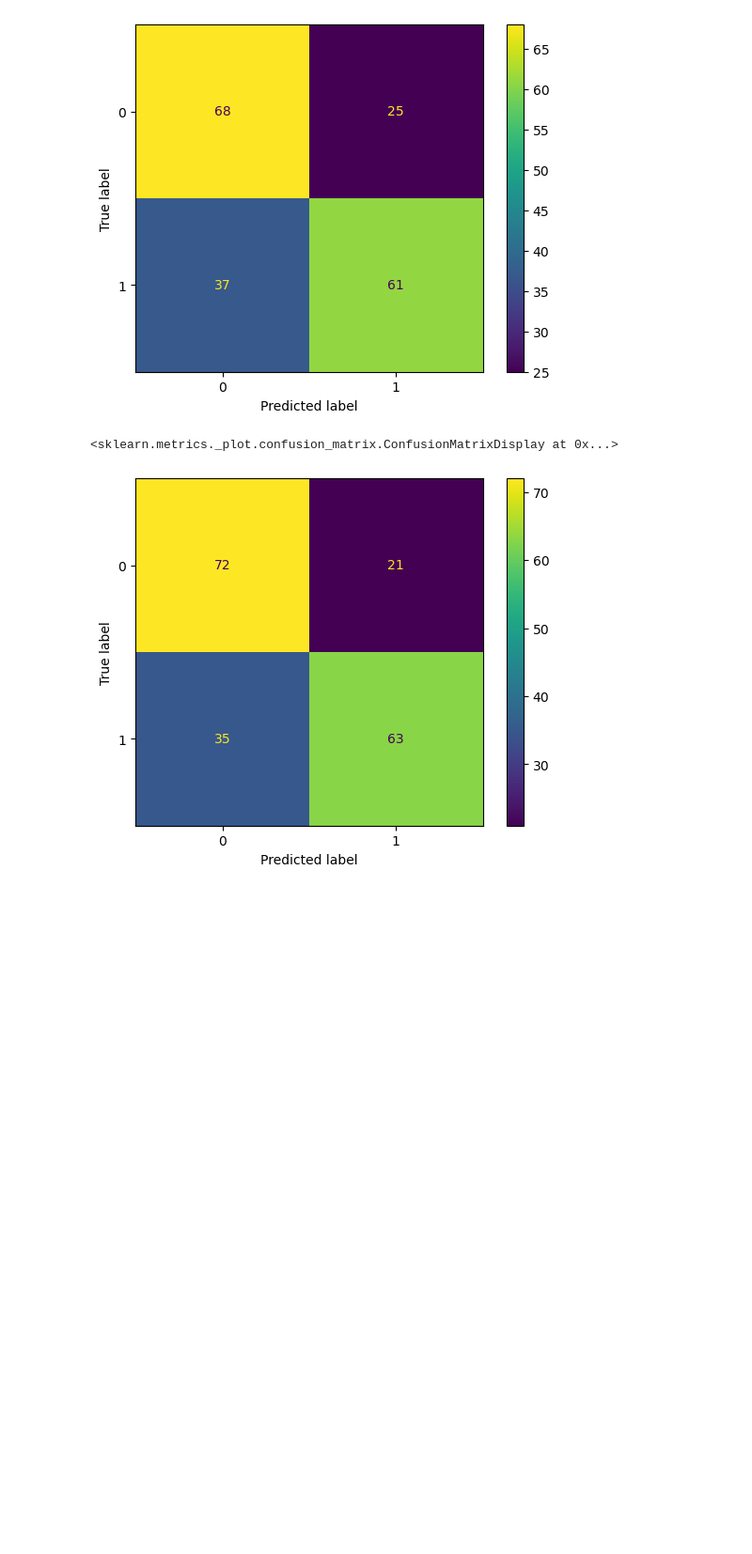
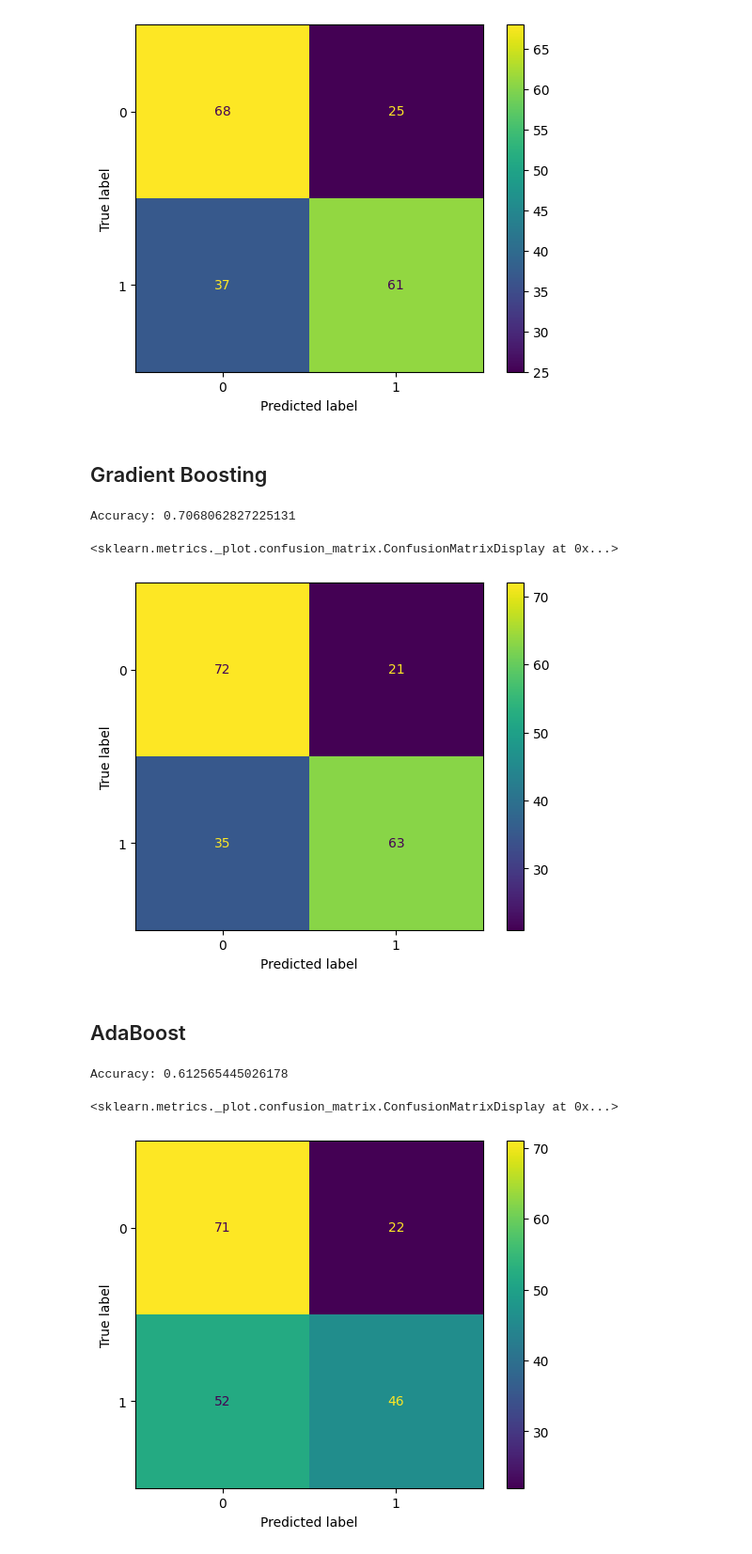
Before and after one commit to phanhoang1205/project-machine-learning, a Jupyter notebook: 521H0501_521H0398_521H0276.ipynb, the cells around one changed output. Shown at 94% size. Cells and saved outputs as stored; diff of their text form; code cells hidden in the pictures; blank space fills up the shorter version.

```diff
--- a/521H0501_521H0398_521H0276.ipynb
+++ b/521H0501_521H0398_521H0276.ipynb
@@ -431,6 +427,8 @@ disp.plot()
 # %% [output]
 <sklearn.metrics._plot.confusion_matrix.ConfusionMatrixDisplay at 0x...>
 [figure]
+# %% [markdown]
+## Gradient Boosting
 # %%
 from sklearn.ensemble import GradientBoostingClassifier
 
@@ -438,9 +436,34 @@ clf = GradientBoostingClassifier(n_estimators=1000, learning_rate=0.1, max_depth
 Y_pred = clf.predict(X_test)
 # %%
 cm = confusion_matrix(Y_test, Y_pred)
+accuracy = accuracy_score(Y_test, Y_pred)
 
+print(f"Accuracy: {accuracy}")
 disp = ConfusionMatrixDisplay(confusion_matrix=cm)
 disp.plot()
 # %% [output]
-<sklearn.metrics._plot.confusion_matrix.ConfusionMatrixDisplay at 0x...>
+Accuracy: 0.7068062827225131
+<sklearn.metrics._plot.confusion_matrix.ConfusionMatrixDisplay at 0x...>
 [figure]
+# %% [markdown]
+## AdaBoost
+# %%
+from sklearn.ensemble import AdaBoostClassifier
+
+# Create and fit an AdaBoosted decision tree
+ada_clf = AdaBoostClassifier()
+ada_clf.fit(X_train, Y_train)
+
+Y_pred = ada_clf.predict(X_test)
+
+# Create Confusion Matrix
+cm = confusion_matrix(Y_test, Y_pred)
+accuracy = accuracy_score(Y_test, Y_pred)
+
+print(f"Accuracy: {accuracy}")
+disp = ConfusionMatrixDisplay(confusion_matrix=cm)
+disp.plot()
+# %% [output]
+Accuracy: 0.612565445026178
+<sklearn.metrics._plot.confusion_matrix.ConfusionMatrixDisplay at 0x...>
+[figure, added]
```
Also changed, not shown: parts of 50 cells of this notebook, 1 other file.
